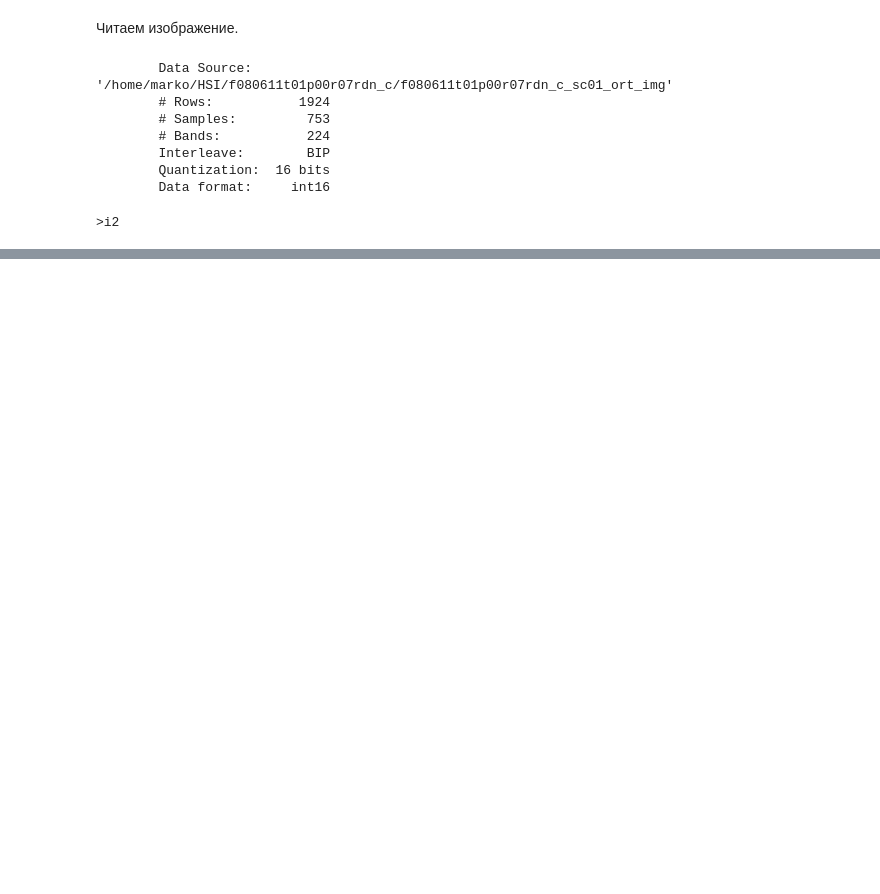
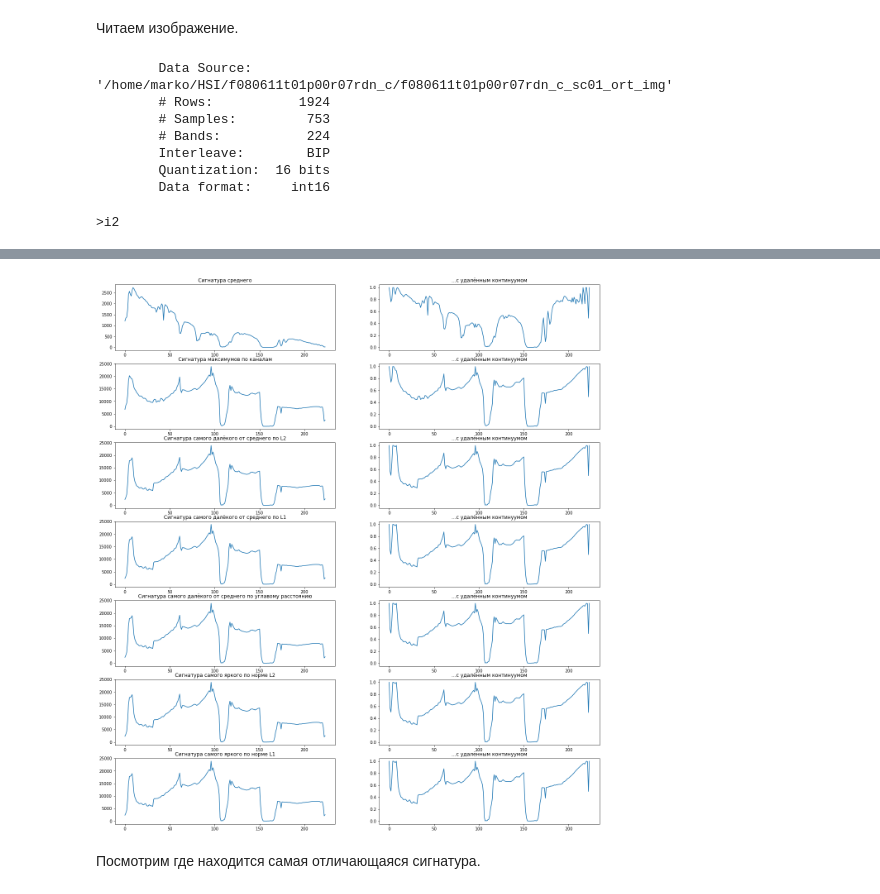
Before and after one commit to kormang/hyperspectralplayground, a Jupyter notebook: hyperspectral.ipynb, the cells around one changed output, grey strips where cells are left out. Cells and saved outputs as stored; diff of their text form; code cells hidden in the pictures; blank space fills up the shorter version.

```diff
--- a/hyperspectral.ipynb
+++ b/hyperspectral.ipynb
@@ -50,0 +116,79 @@ view = imshow(data, (29, 20, 12), title="Image")
+# %%
+from math_utils import find_max_diff_l1
+max_diff_l1 = find_max_diff_l1(sigs, avg)
+cr_max_diff_l1 = pycontinuum_removed(max_diff_l1, pycontinuum(max_diff_l1))
+# %%
+from math_utils import find_max_diff_angle
+max_diff_angle = find_max_diff_angle(sigs, avg)
+cr_max_diff_angle = pycontinuum_removed(max_diff_angle, pycontinuum(max_diff_angle))
+# %%
+from math_utils import find_with_max_norm2
+max_norm2 = find_with_max_norm2(sigs)
+cr_max_norm2 = pycontinuum_removed(max_norm2, pycontinuum(max_norm2))
+# %%
+from math_utils import find_with_max_norm1
+max_norm1 = find_with_max_norm1(sigs)
+cr_max_norm1 = pycontinuum_removed(max_norm1, pycontinuum(max_norm1))
+# %%
+figs = [
+    {
+     'title': 'Сигнатура среднего',
+     'sig': avg,
+     'cr-title': '...с удалённым континуумом',
+     'cr-sig': cr_avg
+    },
+    {
+     'title': 'Сигнатура максимумов по каналам',
+     'sig': maxes,
+     'cr-title': '...с удалённым континуумом',
+     'cr-sig': cr_maxes
+    },
+    {
+     'title': 'Сигнатура самого далёкого от среднего по L2',
+     'sig': max_diff_l2,
+     'cr-title': '...с удалённым континуумом',
+     'cr-sig': cr_max_diff_l2
+    },
+    {
+     'title': 'Сигнатура самого далёкого от среднего по L1',
+     'sig': max_diff_l1,
+     'cr-title': '...с удалённым континуумом',
+     'cr-sig': cr_max_diff_l1
+    },
+    {
+     'title': 'Сигнатура самого далёкого от среднего по углавому расстоянию',
+     'sig': max_diff_angle,
+     'cr-title': '...с удалённым континуумом',
+     'cr-sig': cr_max_diff_angle
+    },
+    {
+     'title': 'Сигнатура самого яркого по норме L2',
+     'sig': max_norm2,
+     'cr-title': '...с удалённым континуумом',
+     'cr-sig': cr_max_norm2
+    },
+    {
+     'title': 'Сигнатура самого яркого по норме L1',
+     'sig': max_norm1,
+     'cr-title': '...с удалённым континуумом',
+     'cr-sig': cr_max_norm1
+    }
+]
+
+
+fig = pylab.figure()
+fig.set_size_inches(len(figs)*3, 2*12)
+
+for i in range(len(figs)):
+    ax = pylab.subplot(len(figs), 2, (i*2)+1)
+    ax.set_title(figs[i]['title'])
+    pylab.plot(figs[i]['sig'])
+    ax = pylab.subplot(len(figs), 2, (i*2)+2)
+    ax.set_title(figs[i]['cr-title'])
+    pylab.plot(figs[i]['cr-sig'])
+
+pylab.show()
+# %% [output]
+[figure, added]
+# %% [markdown]
+Посмотрим где находится самая отличающаяся сигнатура.
```
Also changed, not shown: parts of 22 cells of this notebook, 4 other files.
